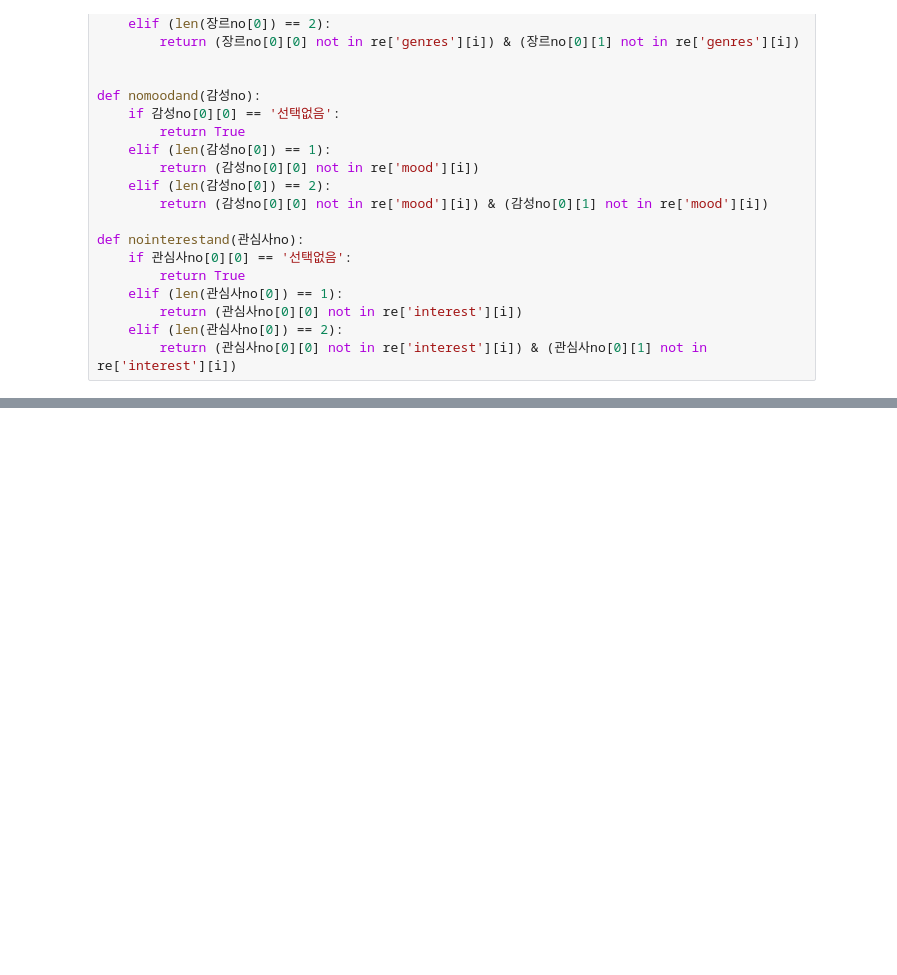
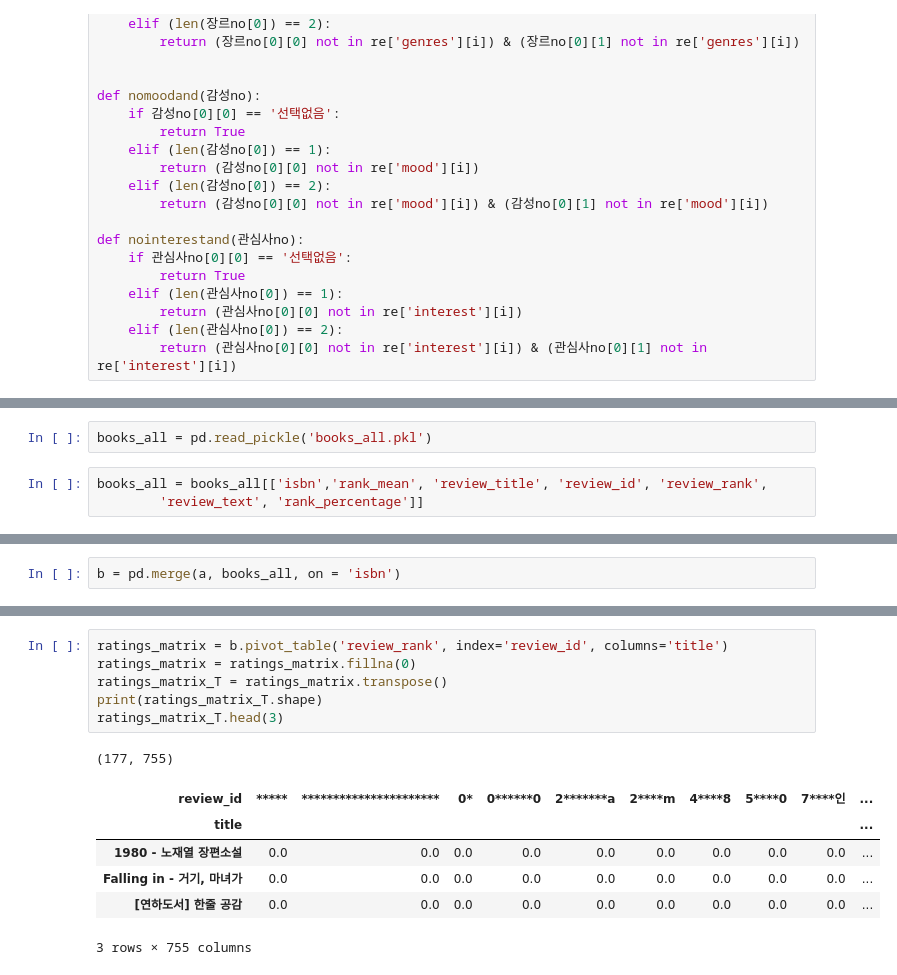
Before and after one commit to Hongbi-Kim/Project_book_recommendation, a Jupyter notebook: 추천시스템.ipynb, the cells around one changed output, grey strips where cells are left out. Cells and saved outputs as stored; diff of their text form; blank space fills up the shorter version.

```diff
--- a/추천시스템.ipynb
+++ b/추천시스템.ipynb
@@ -225,0 +220,5 @@ False
+# %%
+books_all = pd.read_pickle('books_all.pkl')
+# %%
+books_all = books_all[['isbn','rank_mean', 'review_title', 'review_id', 'review_rank',
+        'review_text', 'rank_percentage']]
@@ -225,0 +235,2 @@ False
+# %%
+b = pd.merge(a, books_all, on = 'isbn')
@@ -225,0 +243,14 @@ False
+# %%
+ratings_matrix = b.pivot_table('review_rank', index='review_id', columns='title')
+ratings_matrix = ratings_matrix.fillna(0)
+ratings_matrix_T = ratings_matrix.transpose()
+print(ratings_matrix_T.shape)
+ratings_matrix_T.head(3)
+# %% [output]
+(177, 755)
+| review_id | ***** | ********************** | 0* | 0******0 | 2*******a | 2****m | 4****8 | 5****0 | 7****인 | ... |
+| title |  |  |  |  |  |  |  |  |  | ... |
+| 1980 - 노재열 장편소설 | 0.0 | 0.0 | 0.0 | 0.0 | 0.0 | 0.0 | 0.0 | 0.0 | 0.0 | ... |
+| Falling in - 거기, 마녀가 | 0.0 | 0.0 | 0.0 | 0.0 | 0.0 | 0.0 | 0.0 | 0.0 | 0.0 | ... |
+| [연하도서] 한줄 공감 | 0.0 | 0.0 | 0.0 | 0.0 | 0.0 | 0.0 | 0.0 | 0.0 | 0.0 | ... |
+3 rows × 755 columns
```
Also changed, not shown: parts of 25 cells of this notebook, 5 other files.
